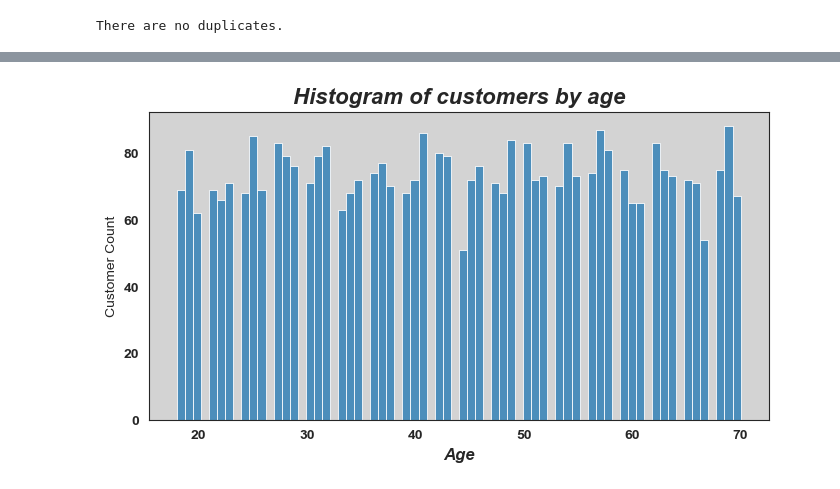
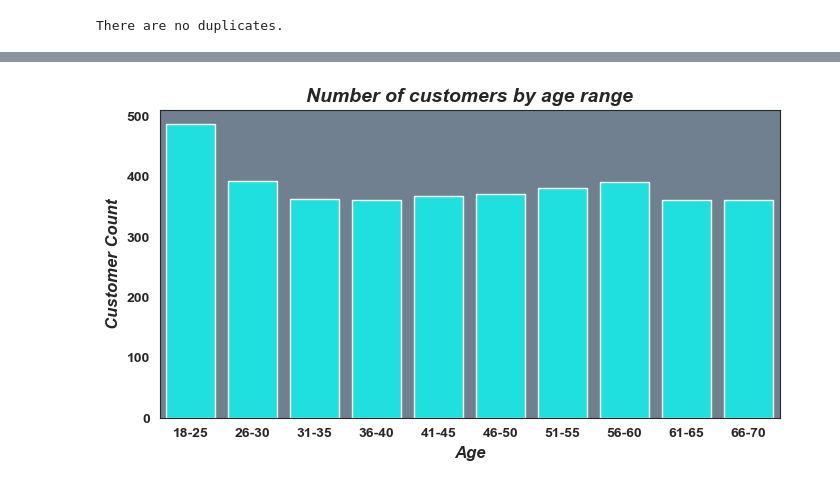
Before and after one commit to molly777yllom/DataDive3_DATA3500, a Jupyter notebook: shopping_trends.ipynb, the cells around one changed output, grey strips where cells are left out. Saved outputs shown, nothing was run; the diff lists cells and outputs as text; code cells hidden in the pictures.

```diff
--- a/shopping_trends.ipynb
+++ b/shopping_trends.ipynb
@@ -197,0 +209,10 @@ shopping.describe()
+# %%
+# cut age into bins
+bins = [17, 25, 30, 35, 40, 45, 50, 55, 60, 65, 70]  # bin upper boundaries (including 17 will capture 18)
+labels = ['18-25', '26-30', '31-35', '36-40', '41-45', '46-50', '51-55', '56-60', '61-65', '66-70']  # specify the categories
+
+# bin the data; right=False will make ages equalling the upper bounds of a category fall into the category below it
+shopping['Age Range'] = pd.cut(shopping['Age'], bins=bins, labels=labels, right=False)
+
+# print to make sure it worked
+shopping['Age Range'].head()
@@ -198,37 +245,37 @@ shopping.describe()
 # %%
-# plotting the top states for haunted places
+# plotting distribution of ages
 
 # import necessary libraries
 import matplotlib.pyplot as plt
 import seaborn as sns
 
 # set up plot and styles
 f, ax = plt.subplots(figsize=(8, 4))
 plt.subplots_adjust(hspace=0.3, wspace=0.5)
 sns.set_style('white')
 
 # establish the plot
-sns.histplot(x="Age", data=shopping, palette="flare_r", ax=ax, bins=70)
+sns.countplot(x="Age Range", data=shopping, color='cyan', ax=ax)
 
 # set overall plot title
-ax.set_title('Histogram of customers by age', fontsize=16, weight='bold', style='italic', y=1)
+ax.set_title('Number of customers by age range', fontsize=14, weight='bold', style='italic', y=1)
 
 # set x label
 ax.set_xlabel('Age', weight='bold', style='italic', size=12)
 # set y label
-ax.set_ylabel('Customer Count')
+ax.set_ylabel('Customer Count', weight='bold', style='italic', size=12)
 
 # set background color
-ax.set_facecolor('lightgrey')
+ax.set_facecolor('slategray')
 
 # make x-axis tick labels bold
 for label in ax.get_xticklabels():
     label.set_weight('bold')
 # make y-axis tick labels bold
 for label in ax.get_yticklabels():
     label.set_weight('bold')
 
 # show the plot
 plt.show()
 # %% [output]
-[figure, old version]
+[figure, new version]
```
Also changed, not shown: parts of 25 cells of this notebook, 3 other files.
